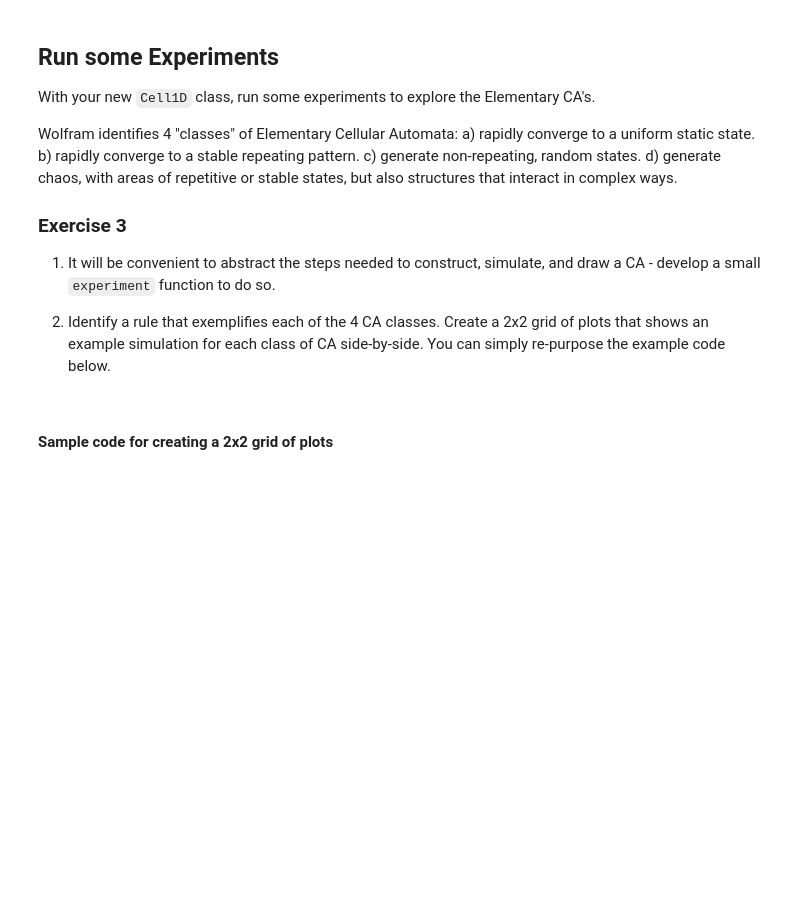
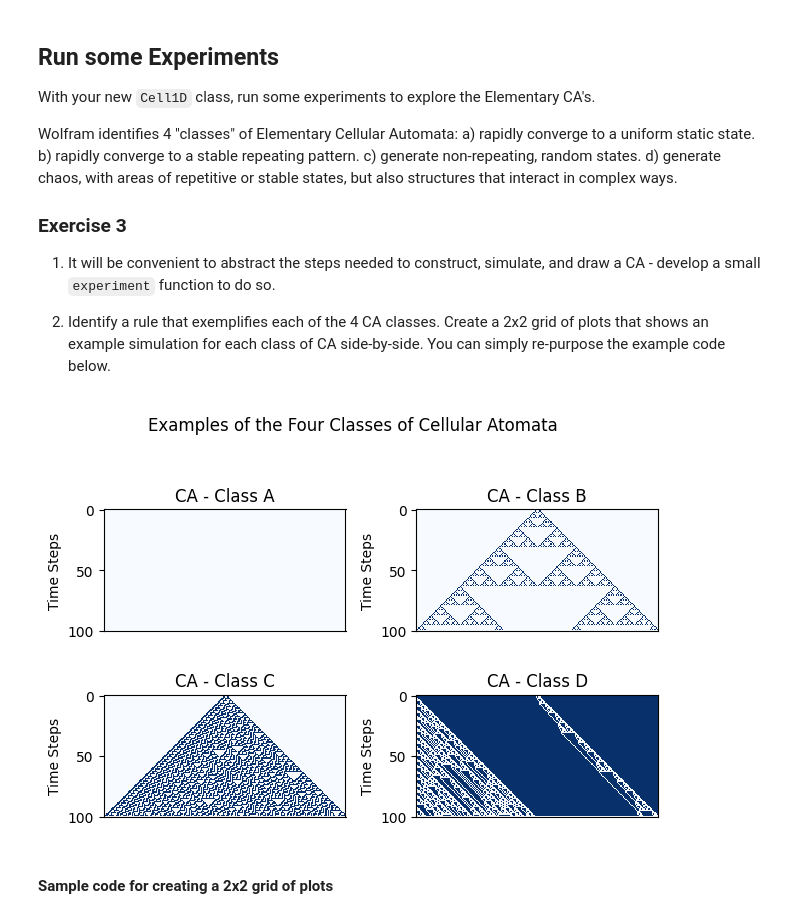
Before and after one commit to blabossiere/cap-comp215, a Jupyter notebook: labs/lab05-CA-1D.ipynb, the cells around one changed output. Drawn from its saved outputs; the diff is of its cells as text; code cells hidden in the pictures; blank space fills up the shorter version.

```diff
--- a/labs/lab05-CA-1D.ipynb
+++ b/labs/lab05-CA-1D.ipynb
@@ -280,3 +368,74 @@ Wolfram identifies 4 "classes" of Elementary Cellular Automata:
+# %%
+# Solution for Ex. 3 here...
+
+ca_timesteps_list = []
+
+# CA Class A - Rapidly converges to a uniform static state.
+
+number1 = 0 # rule number
+
+ed = Cell1D(6, length, single_centre_array(length), 100)
+
+rule_number = get_lookup_table(number1)
+ca_timesteps1 = Cell1D.simulate(ed, 200, 100, rule_number)
+#plot_ca(ca_timesteps1, title=f'Rule ' + str(number1))
+
+ca_timesteps_list.append(ca_timesteps1)
+
+# CA Class B - Rapidly converges to a stable repeating pattern.
+
+number2 = 18 # rule number
+
+ed = Cell1D(6, length, single_centre_array(length), 100)
+
+rule_number = get_lookup_table(number2)
+ca_timesteps2 = Cell1D.simulate(ed, 200, 100, rule_number)
+#plot_ca(ca_timesteps2, title=f'Rule ' + str(number2))
+
+ca_timesteps_list.append(ca_timesteps2)
+
+# CA Class C - Generates non-repeating random states.
+
+number3 = 30 # rule number
+
+ed = Cell1D(6, length, single_centre_array(length), 100)
+
+rule_number = get_lookup_table(number3)
+ca_timesteps3 = Cell1D.simulate(ed, 200, 100, rule_number)
+#plot_ca(ca_timesteps3, title=f'Rule ' + str(number3))
+
+ca_timesteps_list.append(ca_timesteps3)
+
+# CA Class D - Generates chaos, with areas of repetetive stable states but also structures that interact in complex ways.
+
+number4 = 225 # rule number
+
+ed = Cell1D(6, length, single_centre_array(length), 100)
+
+rule_number = get_lookup_table(number4)
+ca_timesteps4 = Cell1D.simulate(ed, 200, 100, rule_number)
+#plot_ca(ca_timesteps4, title=f'Rule ' + str(number4))
+
+ca_timesteps_list.append(ca_timesteps4)
+
+# Plots the four CA's at the same time.
+
+def axes_layout(nrows=1, ncols=1, fig_title=None, **kwargs):
+    """ layout nrows x ncols axes with sensible defaults.  kwargs passed directly to `plt.subplots()`"""
+    kwargs = {**dict(layout='tight'), **kwargs}
+    fig, axes = plt.subplots(nrows=nrows, ncols=ncols, **kwargs)
+    if fig_title:
+        fig.suptitle(fig_title)
+    return axes
+
+# Example: plot 4 plots in a 2x2 grid - plots are labelled so it's clear which is which.
+axes = axes_layout(2, 2, fig_title='Examples of the Four Classes of Cellular Atomata')
+index = 0
+for ax, title in zip(axes.flat, ('CA - Class A', 'CA - Class B', 'CA - Class C', 'CA - Class D' )):
+    plot_ca(ca_timesteps_list[index], axes=ax, title=f'{title}')
+    index = index + 1
+# %% [output]
+[figure, added]
 # %% [markdown]
 #### Sample code for creating a 2x2 grid of plots
 # %%
```
Also changed, not shown: parts of 6 cells of this notebook.
